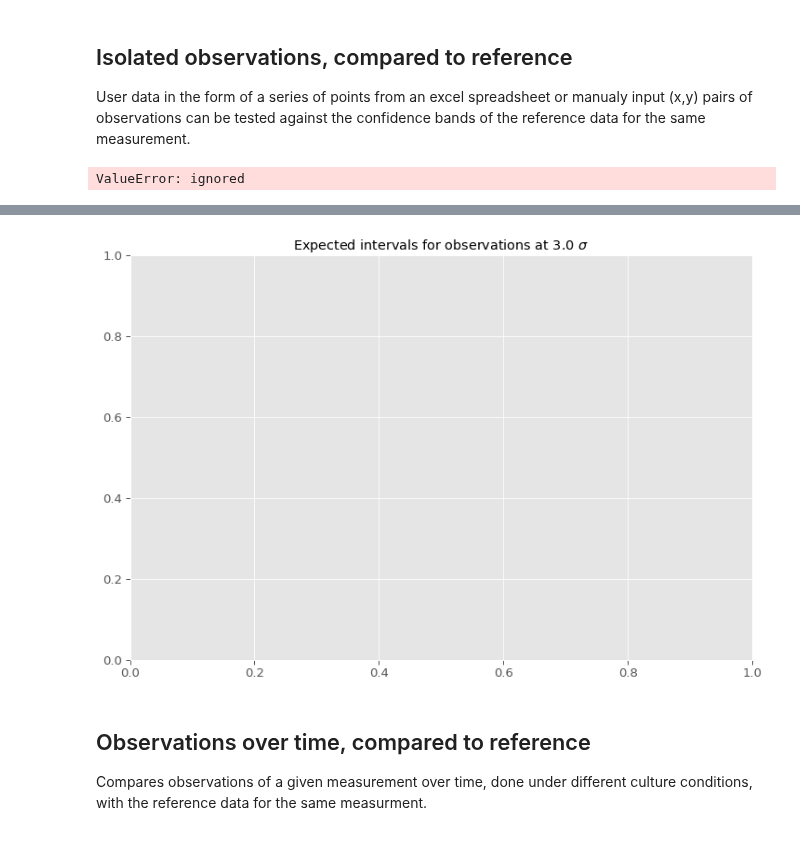
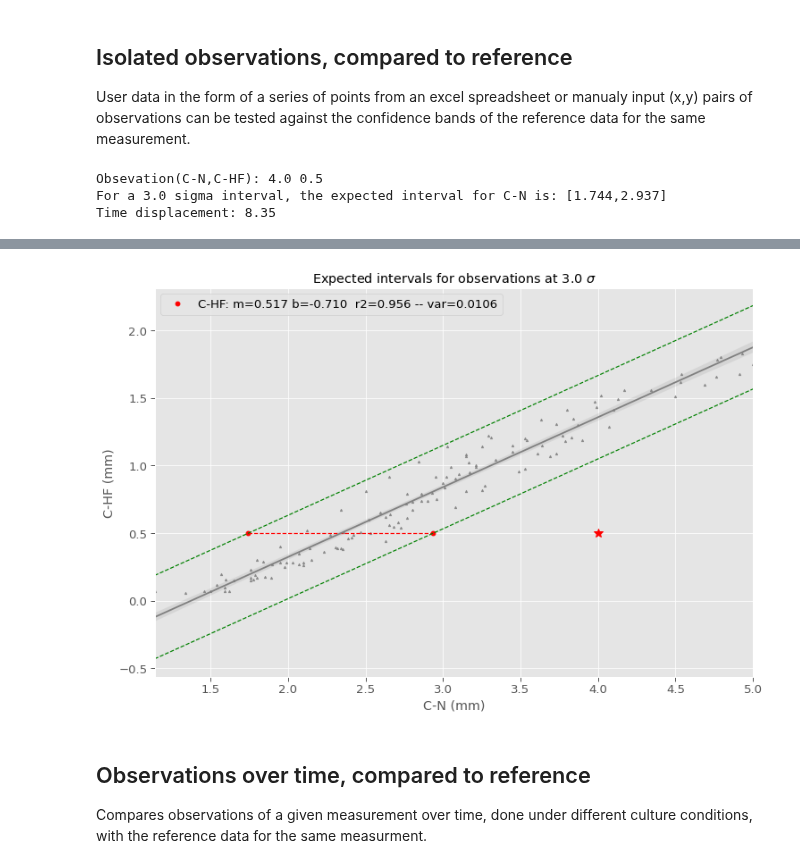
Before and after one commit to pjmartel/ChEEQ_tool, a Jupyter notebook: embryo_tool.ipynb, the cells around one changed output, grey strips where cells are left out. Cells and saved outputs as stored; diff of their text form; code cells hidden in the pictures.

Commit message:
Corrected manual input problem with single data points

```diff
--- a/embryo_tool.ipynb
+++ b/embryo_tool.ipynb
@@ -269,9 +269,9 @@ color_dict = {'C-pPL' : "#6e84bf",
 color_dict = { k : to_rgb(v) for k, v in color_dict.items()}
 
 x_measure = 'Time' #@param ['C-N','C-HF', 'Time']
-y_measure = 'Seg' #@param ['all', 'C-pPL', 'C-PS', 'C-N', 'N-pPL', 'PS', 'PSM', 'C-Seg', 'Seg', 'C-HF']
+y_measure = 'all' #@param ['all', 'C-pPL', 'C-PS', 'C-N', 'N-pPL', 'PS', 'PSM', 'C-Seg', 'Seg', 'C-HF']
 measures = all_measures if y_measure == 'all' else [y_measure]
-color_by_embryo = "Yes" #@param ['No', 'Yes']
+color_by_embryo = "No" #@param ['No', 'Yes']
 color_by_embryo = (color_by_embryo == "Yes") # and not y_measure == 'all')
 regression_lines  = 'No' #@param ['Yes', 'No']
 fit_reg = regression_lines == 'Yes'
@@ -475,0 +466,8 @@ observations  = (4.0, 0.5),(3.5,0.65),(2.5, 0.4) #@param
+# %%
+observations  = (4.0, 0.5)  #@param
+if len(observations) == 2 and\
+ not all(map(lambda x: type(x) == tuple, observations)):
+ observations = (observations)
+# (4.0, 0.5), (3.5,0.65), (2.5, 0.4)
+set_manual_obervations = True
+print(observations)
@@ -488,7 +488,7 @@ input_mode = "manual" #@param ['manual', 'from file']
 color_by = "culture type" #@param ['embryo', 'culture type']
 #include_zero = include_zero == "Yes"
 x_measure = 'C-N' #@param ['C-N','C-HF']
-y_measure = 'C-N' #@param ['C-pPL', 'C-PS', 'C-N', 'N-pPL', 'PS', 'PSM', 'C-Seg', 'Seg', 'C-HF']
+y_measure = 'C-HF' #@param ['C-pPL', 'C-PS', 'C-N', 'N-pPL', 'PS', 'PSM', 'C-Seg', 'Seg', 'C-HF']
 sigma = '3' #@param ['1', '2', '3', '4']
 sigma = float(sigma)
 time_displacement = "Yes" #@param ["Yes", "No"]
@@ -642,4 +642,6 @@ ax.set_ylabel(ax.get_ylabel()+" (mm)")
 
 _ = ax.legend(['_','_',label])
 # %% [output]
-ValueError: ignored
+Obsevation(C-N,C-HF): 4.0 0.5
+For a 3.0 sigma interval, the expected interval for C-N is: [1.744,2.937]
+Time displacement: 8.35
@@ -646,4 +649,4 @@ ValueError: ignored
-[figure, old version]
+[figure, new version]
 # %% [markdown]
 ## Observations over time, compared to reference
 Compares observations of a given measurement over time, done under different culture conditions, with the reference data for the same measurment.
```
Also changed, not shown: parts of 6 cells of this notebook.
